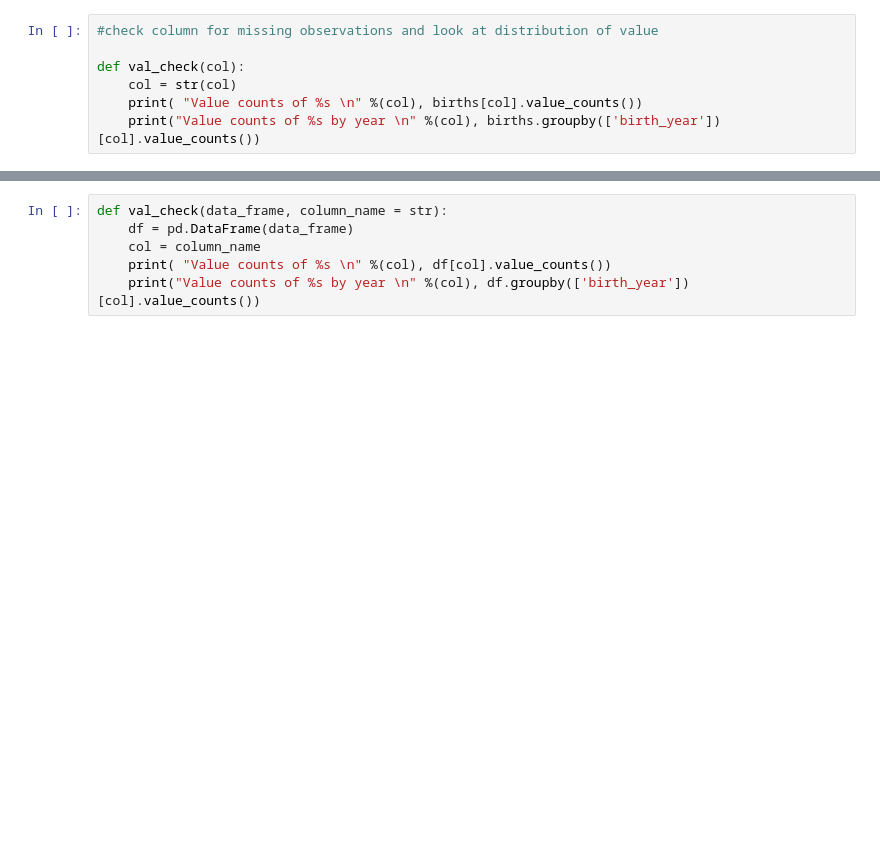
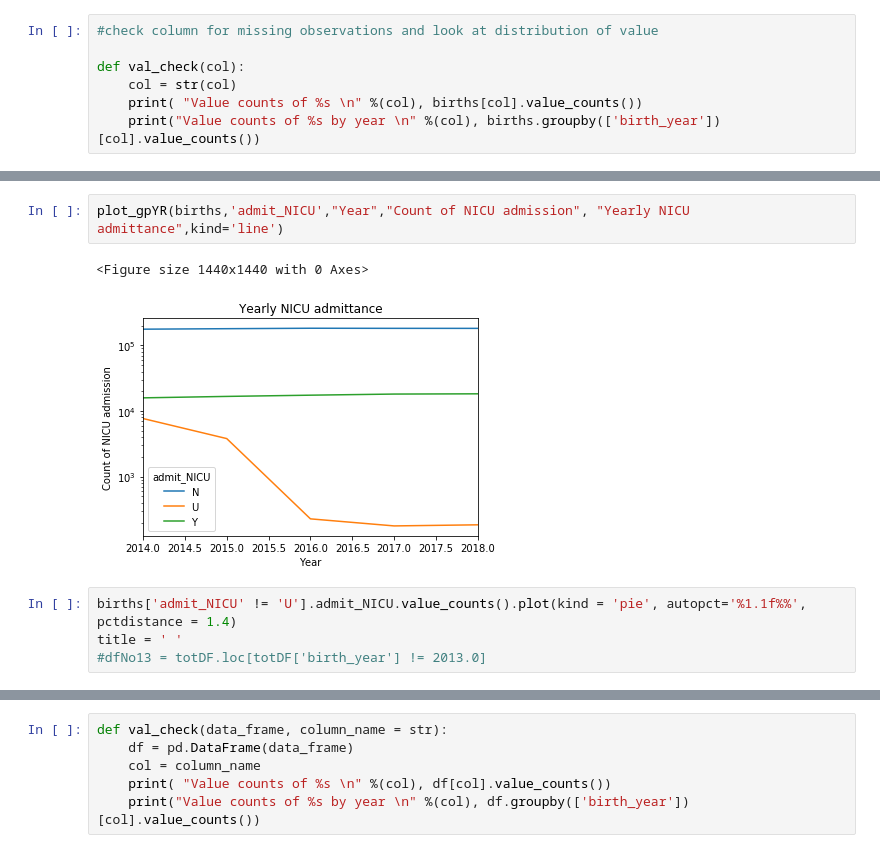
Before and after one commit to mkwasnica/CDC_capstone, a Jupyter notebook: notebooks/MK_EDA_timeseries.ipynb, the cells around one changed output, grey strips where cells are left out. Cells and saved outputs as stored; diff of their text form; blank space fills up the shorter version.

```diff
--- a/notebooks/MK_EDA_timeseries.ipynb
+++ b/notebooks/MK_EDA_timeseries.ipynb
@@ -281,0 +159,9 @@ Name: birth_place, dtype: int64
+# %%
+plot_gpYR(births,'admit_NICU',"Year","Count of NICU admission", "Yearly NICU admittance",kind='line')
+# %% [output]
+<Figure size 1440x1440 with 0 Axes>
+[figure, added]
+# %%
+births['admit_NICU' != 'U'].admit_NICU.value_counts().plot(kind = 'pie', autopct='%1.1f%%', pctdistance = 1.4)
+title = ' '
+#dfNo13 = totDF.loc[totDF['birth_year'] != 2013.0]
```
Also changed, not shown: parts of 36 cells of this notebook, 3 other files.
